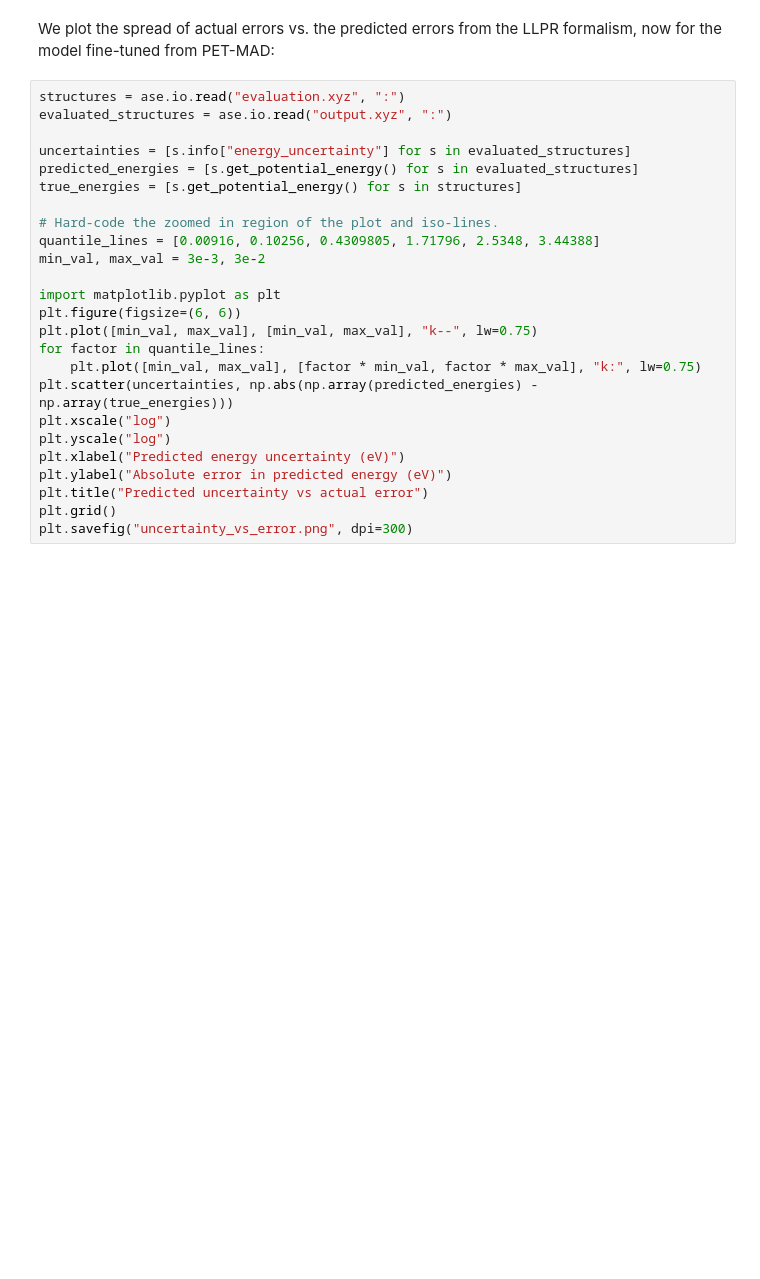
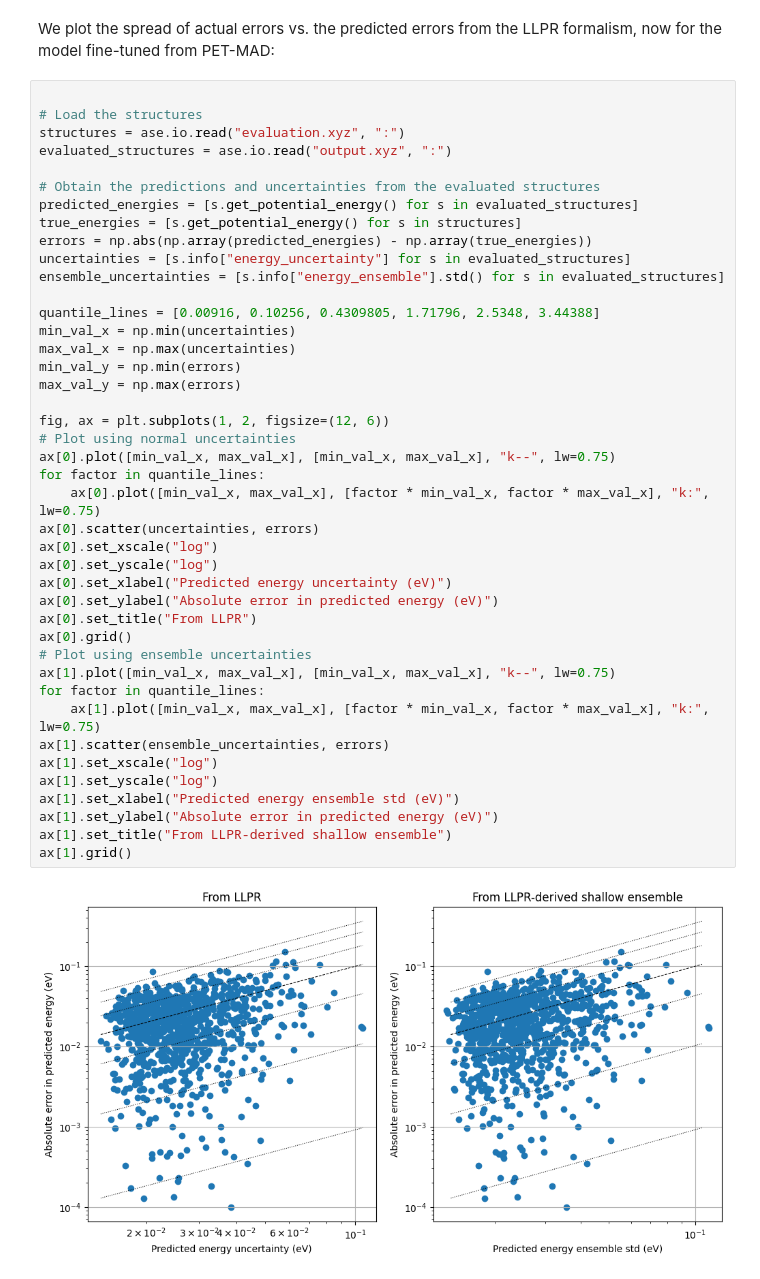
Before and after one commit to frostedoyster/llpr_tutorial, a Jupyter notebook: 2_fine_tuning/fine_tuning.ipynb, the cells around one changed output. Cells and saved outputs as stored; diff of their text form; blank space fills up the shorter version.

```diff
--- a/2_fine_tuning/fine_tuning.ipynb
+++ b/2_fine_tuning/fine_tuning.ipynb
@@ -48,27 +48,46 @@ mtt eval model-llpr.pt eval.yaml -b 20
 # %% [markdown]
 We plot the spread of actual errors vs. the predicted errors from the LLPR formalism, now for the model fine-tuned from PET-MAD:
 # %%
+
+# Load the structures
 structures = ase.io.read("evaluation.xyz", ":")
 evaluated_structures = ase.io.read("output.xyz", ":")
 
-uncertainties = [s.info["energy_uncertainty"] for s in evaluated_structures]
+# Obtain the predictions and uncertainties from the evaluated structures
 predicted_energies = [s.get_potential_energy() for s in evaluated_structures]
 true_energies = [s.get_potential_energy() for s in structures]
+errors = np.abs(np.array(predicted_energies) - np.array(true_energies))
+uncertainties = [s.info["energy_uncertainty"] for s in evaluated_structures]
+ensemble_uncertainties = [s.info["energy_ensemble"].std() for s in evaluated_structures]
 
-# Hard-code the zoomed in region of the plot and iso-lines.
 quantile_lines = [0.00916, 0.10256, 0.4309805, 1.71796, 2.5348, 3.44388]
-min_val, max_val = 3e-3, 3e-2
+min_val_x = np.min(uncertainties)
+max_val_x = np.max(uncertainties)
+min_val_y = np.min(errors)
+max_val_y = np.max(errors)
 
-import matplotlib.pyplot as plt
-plt.figure(figsize=(6, 6))
-plt.plot([min_val, max_val], [min_val, max_val], "k--", lw=0.75)
+fig, ax = plt.subplots(1, 2, figsize=(12, 6))
+# Plot using normal uncertainties
+ax[0].plot([min_val_x, max_val_x], [min_val_x, max_val_x], "k--", lw=0.75)
 for factor in quantile_lines:
-    plt.plot([min_val, max_val], [factor * min_val, factor * max_val], "k:", lw=0.75)
-plt.scatter(uncertainties, np.abs(np.array(predicted_energies) - np.array(true_energies)))
-plt.xscale("log")
-plt.yscale("log")
-plt.xlabel("Predicted energy uncertainty (eV)")
-plt.ylabel("Absolute error in predicted energy (eV)")
-plt.title("Predicted uncertainty vs actual error")
-plt.grid()
-plt.savefig("uncertainty_vs_error.png", dpi=300)
+    ax[0].plot([min_val_x, max_val_x], [factor * min_val_x, factor * max_val_x], "k:", lw=0.75)
+ax[0].scatter(uncertainties, errors)
+ax[0].set_xscale("log")
+ax[0].set_yscale("log")
+ax[0].set_xlabel("Predicted energy uncertainty (eV)")
+ax[0].set_ylabel("Absolute error in predicted energy (eV)")
+ax[0].set_title("From LLPR")
+ax[0].grid()
+# Plot using ensemble uncertainties
+ax[1].plot([min_val_x, max_val_x], [min_val_x, max_val_x], "k--", lw=0.75)
+for factor in quantile_lines:
+    ax[1].plot([min_val_x, max_val_x], [factor * min_val_x, factor * max_val_x], "k:", lw=0.75)
+ax[1].scatter(ensemble_uncertainties, errors)
+ax[1].set_xscale("log")
+ax[1].set_yscale("log")
+ax[1].set_xlabel("Predicted energy ensemble std (eV)")
+ax[1].set_ylabel("Absolute error in predicted energy (eV)")
+ax[1].set_title("From LLPR-derived shallow ensemble")
+ax[1].grid()
+# %% [output]
+[figure, added]
```
Also changed, not shown: parts of 1 cell of this notebook, 24 other files.
